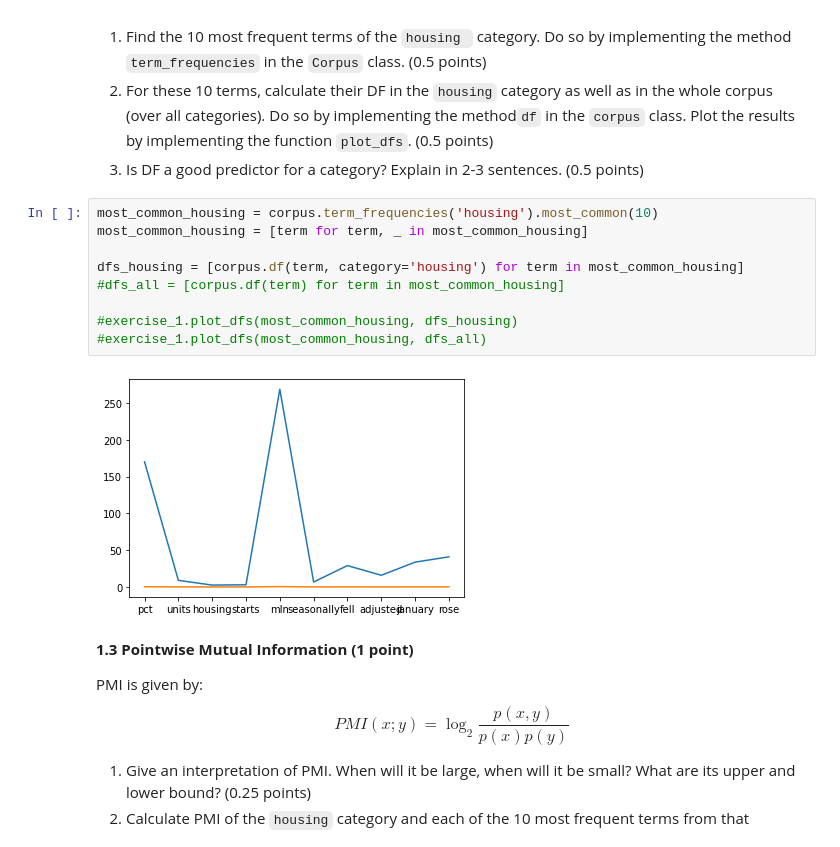
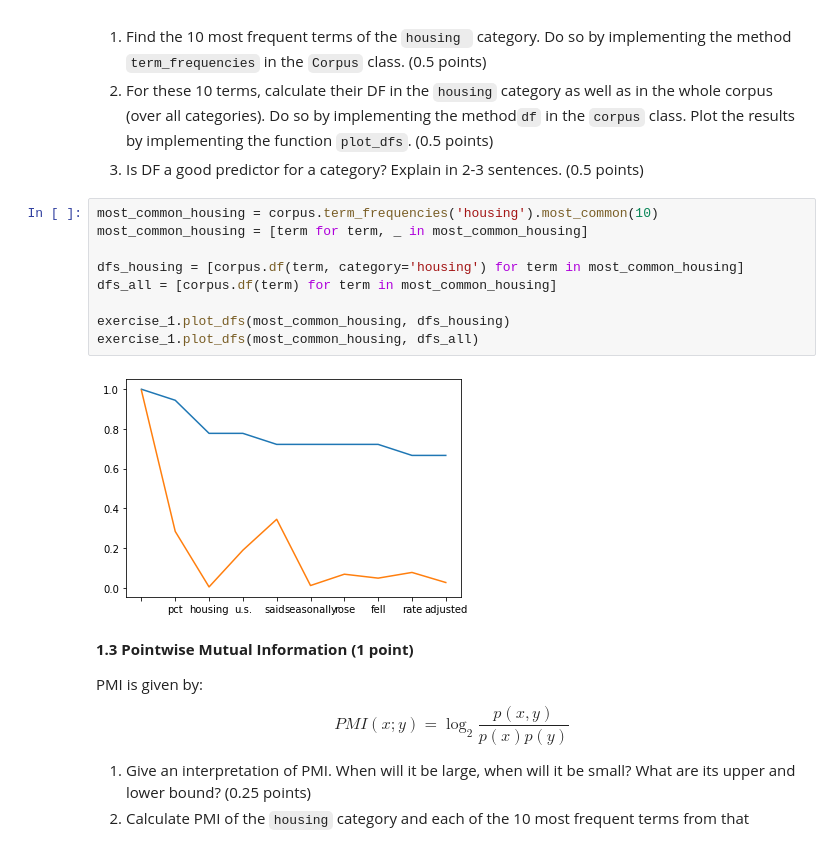
Before and after one commit to pmarkovic/snlp, a Jupyter notebook: assignment_8/Assignment8.ipynb, the cells around one changed output. Saved outputs shown, nothing was run; the diff lists cells and outputs as text.

```diff
--- a/assignment_8/Assignment8.ipynb
+++ b/assignment_8/Assignment8.ipynb
@@ -109,14 +112,14 @@ DF_{c_k}(t_i) =
 # %%
 most_common_housing = corpus.term_frequencies('housing').most_common(10)
 most_common_housing = [term for term, _ in most_common_housing]
 
 dfs_housing = [corpus.df(term, category='housing') for term in most_common_housing]
-#dfs_all = [corpus.df(term) for term in most_common_housing]
+dfs_all = [corpus.df(term) for term in most_common_housing]
 
-#exercise_1.plot_dfs(most_common_housing, dfs_housing)
-#exercise_1.plot_dfs(most_common_housing, dfs_all)
+exercise_1.plot_dfs(most_common_housing, dfs_housing)
+exercise_1.plot_dfs(most_common_housing, dfs_all)
 # %% [output]
-[figure, old version]
+[figure, new version]
 # %% [markdown]
 **1.3 Pointwise Mutual Information (1 point)**
 
```
Also changed, not shown: parts of 3 cells of this notebook, 1 other file.
